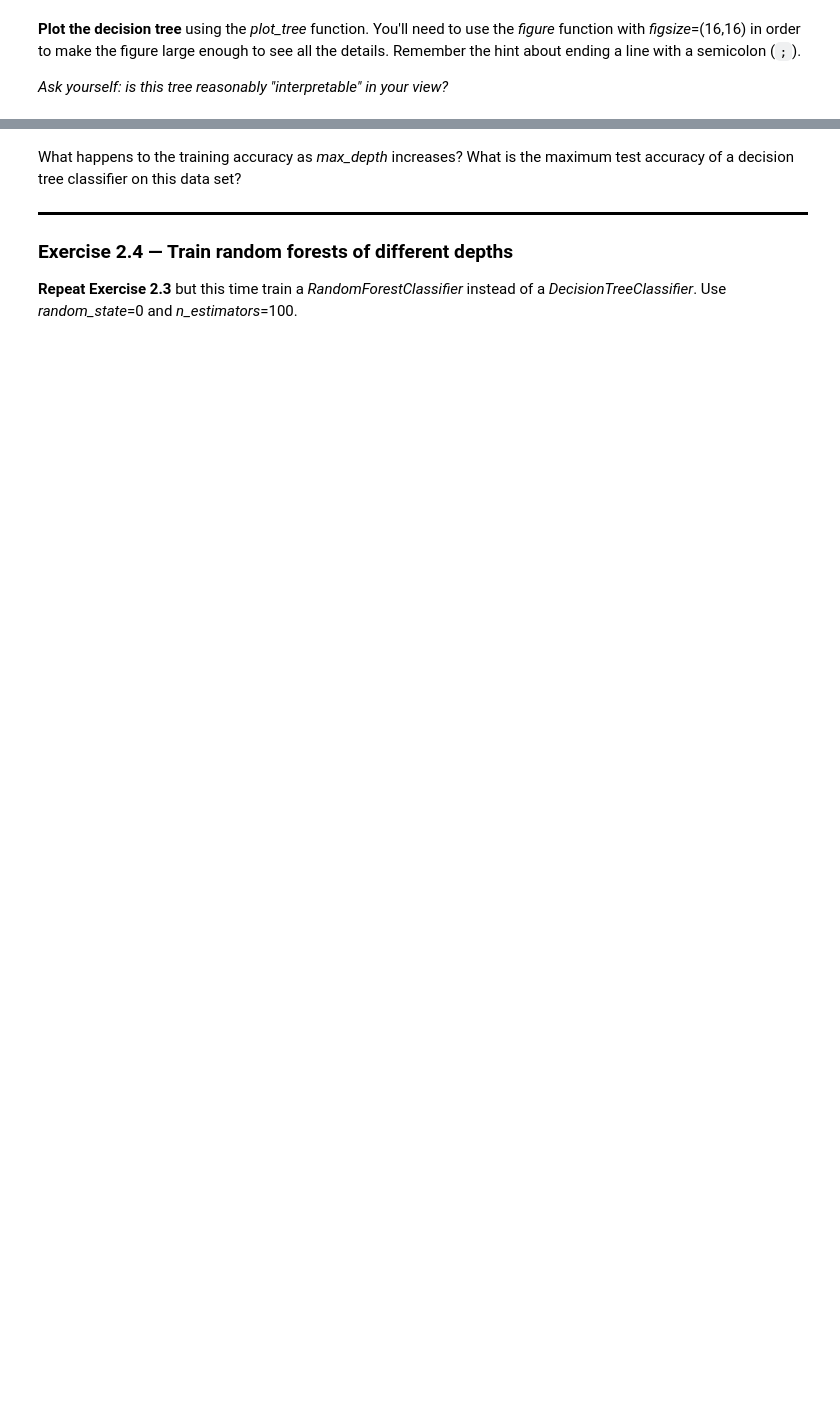
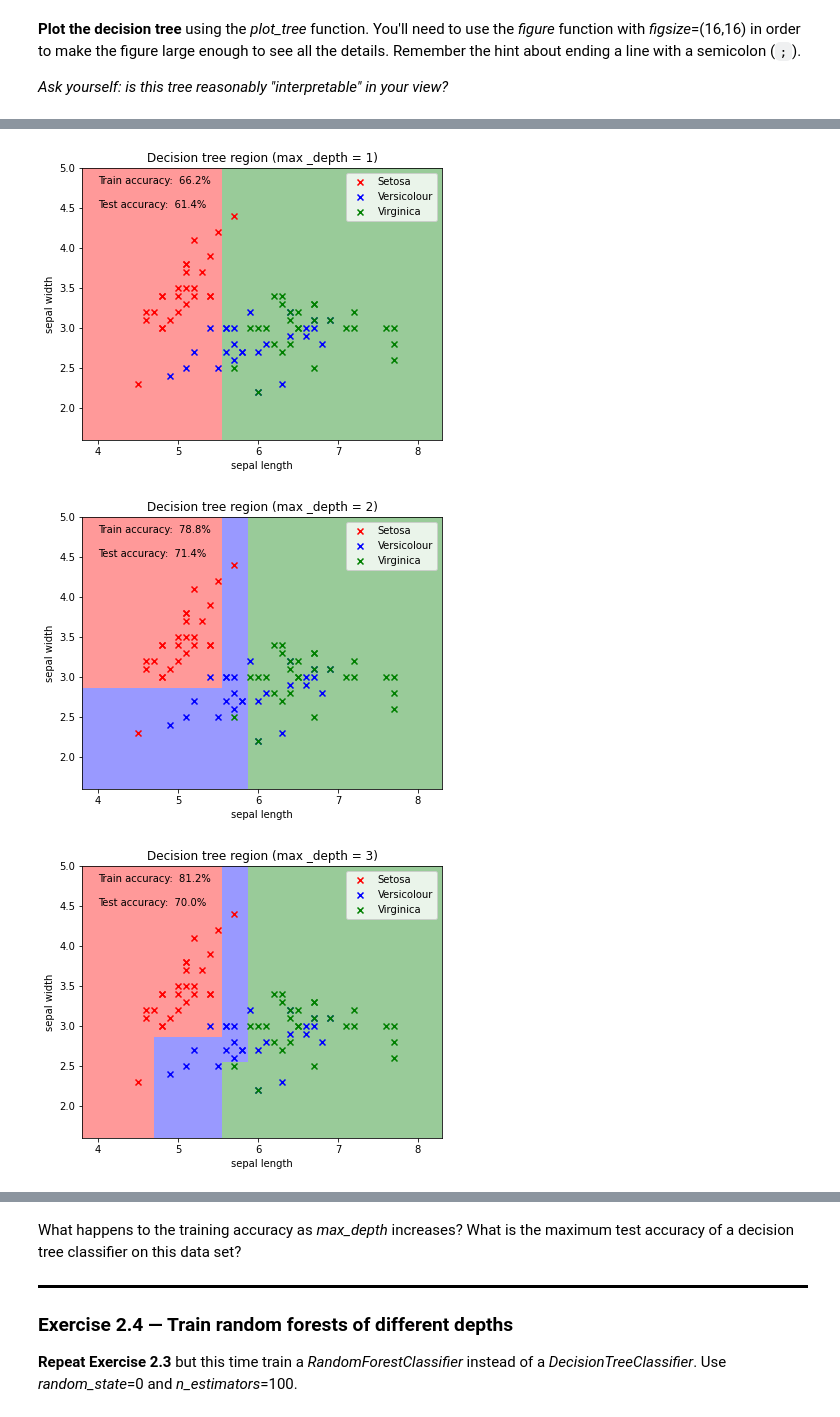
Before and after one commit to alimus22/SOEN, a Jupyter notebook: COMP432/lab6/lab6-exercises.ipynb, the cells around one changed output, grey strips where cells are left out. Drawn from its saved outputs; the diff is of its cells as text; code cells hidden in the pictures; blank space fills up the shorter version.

```diff
--- a/COMP432/lab6/lab6-exercises.ipynb
+++ b/COMP432/lab6/lab6-exercises.ipynb
@@ -424,0 +447,15 @@ You are asked to train multiple decision trees, each with a different *max_depth
+# %%
+# Your code here. Aim for 9-12 lines.
+for i in range(1, 10):
+    decisionTree = sklearn.tree.DecisionTreeClassifier(random_state=0, max_depth=i).fit(X_train, y_train);
+    predictionsTest = decisionTree.predict(X_test);
+    predictionsTrain = decisionTree.predict(X_train);
+    plt.figure(figsize=(8 ,5));
+    plt.text(4, 4.8, s=f'Train accuracy: {sklearn.metrics.accuracy_score(y_train, predictionsTrain) * 100: .1f}%')
+    plt.text(4, 4.5, s=f'Test accuracy: {sklearn.metrics.accuracy_score(y_test, predictionsTest) * 100: .1f}%')
+    plot_iris_predict(decisionTree);
+    plot_iris_data(X_train, y_train, f'Decision tree region (max _depth = {i})');
+# %% [output]
+[figure, added]
+[figure, added]
+[figure, added]
```
Also changed, not shown: parts of 12 cells of this notebook.
